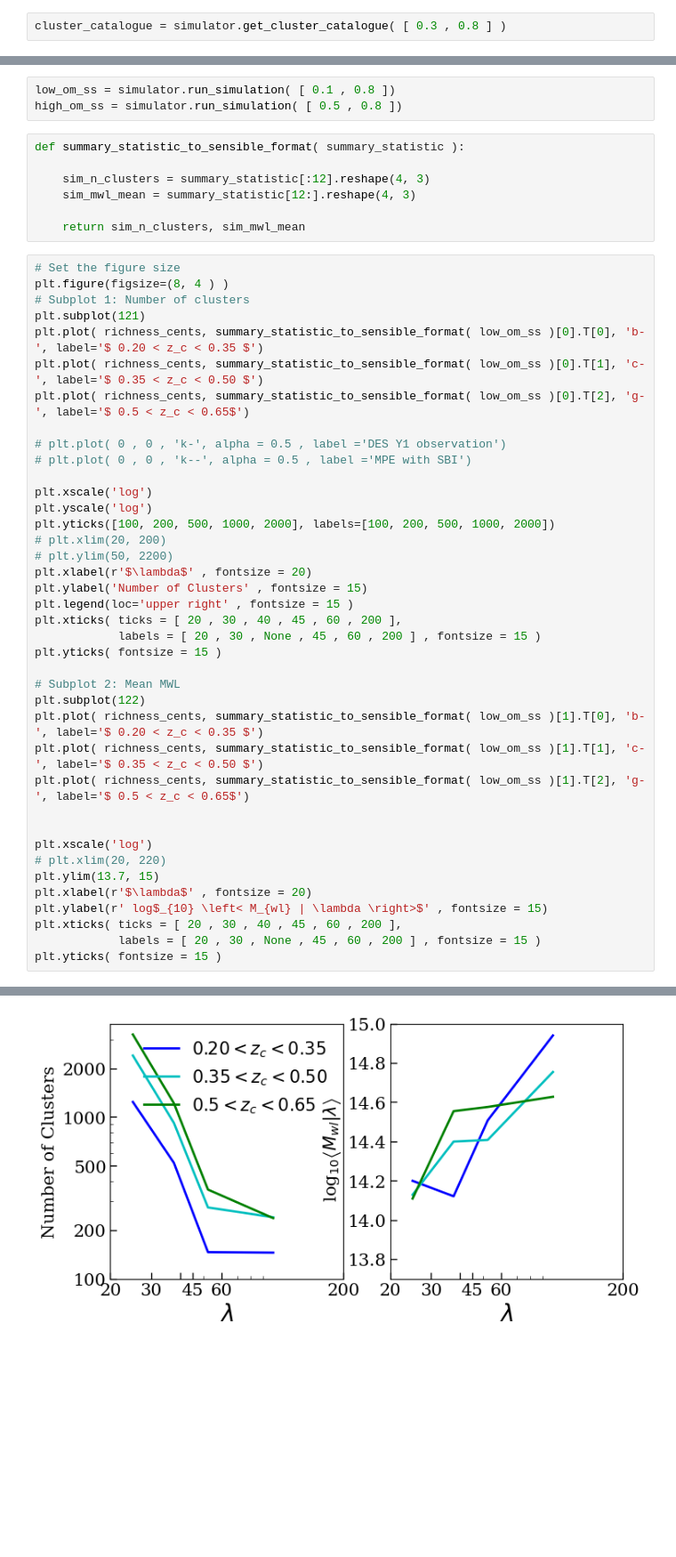
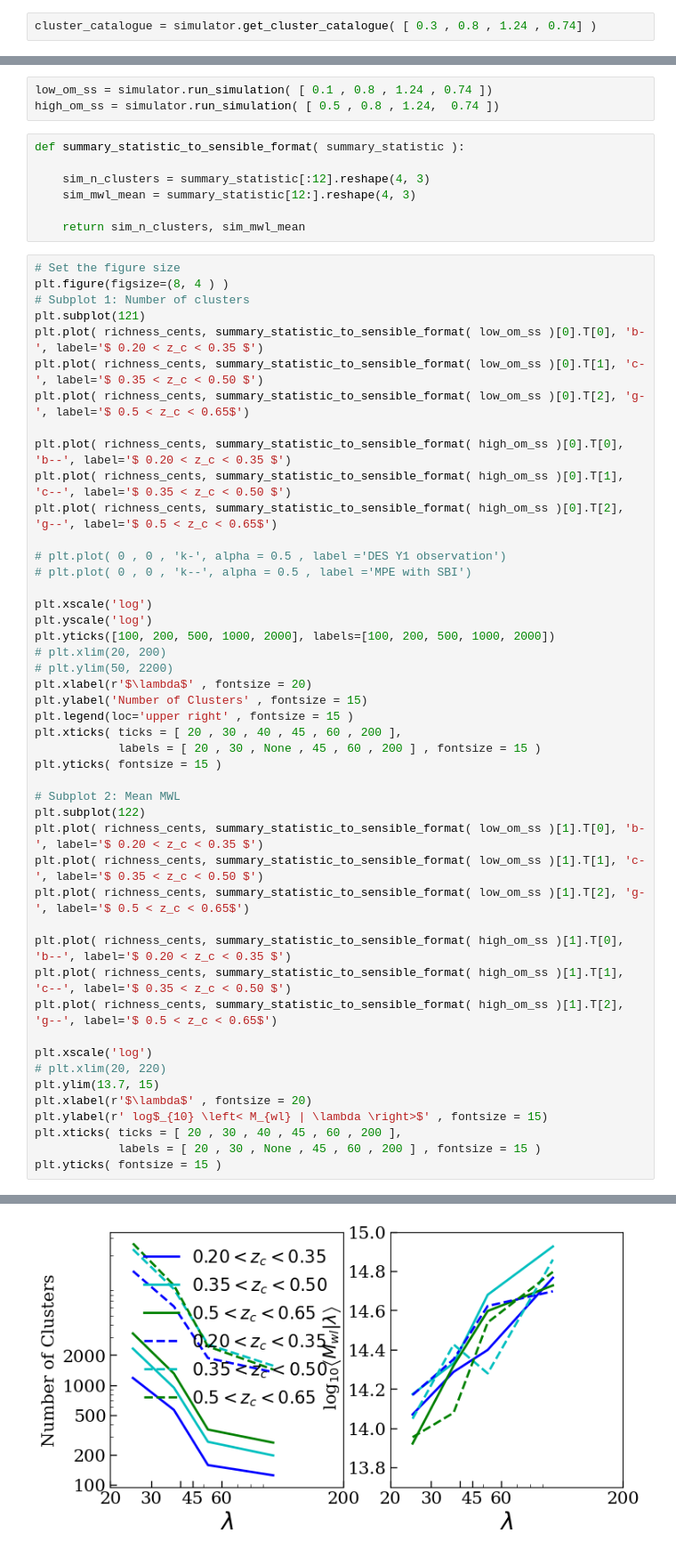
Before and after one commit to calumhrmurray/capish, a Jupyter notebook: notebooks/calum/tutorial_v01.ipynb, the cells around one changed output, grey strips where cells are left out. Shown at 89% size. Drawn from its saved outputs; the diff is of its cells as text; blank space fills up the shorter version.

```diff
--- a/notebooks/calum/tutorial_v01.ipynb
+++ b/notebooks/calum/tutorial_v01.ipynb
@@ -227,5 +226,5 @@ simulator.available_params
 # %%
-cluster_catalogue = simulator.get_cluster_catalogue( [ 0.3 , 0.8 ] )
+cluster_catalogue = simulator.get_cluster_catalogue( [ 0.3 , 0.8 , 1.24 , 0.74] )
 # %%
 cluster_catalogue
 # %% [output]
@@ -340,8 +340,8 @@ def counts_and_mean_mass( cluster_catalogue ,
 # %%
 simulator = simulation.UniverseSimulator( counts_and_mean_mass ,  config_path = '/pbs/home/c/cmurray/cluster_likelihood/config/capish.ini' )
 # %%
-low_om_ss = simulator.run_simulation( [ 0.1 , 0.8 ])
-high_om_ss = simulator.run_simulation( [ 0.5 , 0.8 ])
+low_om_ss = simulator.run_simulation( [ 0.1 , 0.8 , 1.24 , 0.74 ])
+high_om_ss = simulator.run_simulation( [ 0.5 , 0.8 , 1.24,  0.74 ])
 # %%
 def summary_statistic_to_sensible_format( summary_statistic ):
 
@@ -357,6 +357,10 @@ plt.subplot(121)
 plt.plot( richness_cents, summary_statistic_to_sensible_format( low_om_ss )[0].T[0], 'b-', label='$ 0.20 < z_c < 0.35 $')
 plt.plot( richness_cents, summary_statistic_to_sensible_format( low_om_ss )[0].T[1], 'c-', label='$ 0.35 < z_c < 0.50 $')
 plt.plot( richness_cents, summary_statistic_to_sensible_format( low_om_ss )[0].T[2], 'g-', label='$ 0.5 < z_c < 0.65$')
+
+plt.plot( richness_cents, summary_statistic_to_sensible_format( high_om_ss )[0].T[0], 'b--', label='$ 0.20 < z_c < 0.35 $')
+plt.plot( richness_cents, summary_statistic_to_sensible_format( high_om_ss )[0].T[1], 'c--', label='$ 0.35 < z_c < 0.50 $')
+plt.plot( richness_cents, summary_statistic_to_sensible_format( high_om_ss )[0].T[2], 'g--', label='$ 0.5 < z_c < 0.65$')
 
 # plt.plot( 0 , 0 , 'k-', alpha = 0.5 , label ='DES Y1 observation')
 # plt.plot( 0 , 0 , 'k--', alpha = 0.5 , label ='MPE with SBI')
@@ -371,31 +375,34 @@ plt.ylabel('Number of Clusters' , fontsize = 15)
 plt.legend(loc='upper right' , fontsize = 15 )
 plt.xticks( ticks = [ 20 , 30 , 40 , 45 , 60 , 200 ],
             labels = [ 20 , 30 , None , 45 , 60 , 200 ] , fontsize = 15 )
 plt.yticks( fontsize = 15 )
 
 # Subplot 2: Mean MWL
 plt.subplot(122)
 plt.plot( richness_cents, summary_statistic_to_sensible_format( low_om_ss )[1].T[0], 'b-', label='$ 0.20 < z_c < 0.35 $')
 plt.plot( richness_cents, summary_statistic_to_sensible_format( low_om_ss )[1].T[1], 'c-', label='$ 0.35 < z_c < 0.50 $')
 plt.plot( richness_cents, summary_statistic_to_sensible_format( low_om_ss )[1].T[2], 'g-', label='$ 0.5 < z_c < 0.65$')
 
+plt.plot( richness_cents, summary_statistic_to_sensible_format( high_om_ss )[1].T[0], 'b--', label='$ 0.20 < z_c < 0.35 $')
+plt.plot( richness_cents, summary_statistic_to_sensible_format( high_om_ss )[1].T[1], 'c--', label='$ 0.35 < z_c < 0.50 $')
+plt.plot( richness_cents, summary_statistic_to_sensible_format( high_om_ss )[1].T[2], 'g--', label='$ 0.5 < z_c < 0.65$')
 
 plt.xscale('log')
 # plt.xlim(20, 220)
 plt.ylim(13.7, 15)
 plt.xlabel(r'$\lambda$' , fontsize = 20)
 plt.ylabel(r' log$_{10} \left< M_{wl} | \lambda \right>$' , fontsize = 15)
 plt.xticks( ticks = [ 20 , 30 , 40 , 45 , 60 , 200 ],
             labels = [ 20 , 30 , None , 45 , 60 , 200 ] , fontsize = 15 )
 plt.yticks( fontsize = 15 )
 # %% [output]
 (array([13.6, 13.8, 14. , 14.2, 14.4, 14.6, 14.8, 15. ]),
  [Text(0, 0, ''),
   Text(0, 0, ''),
   Text(0, 0, ''),
   Text(0, 0, ''),
   Text(0, 0, ''),
   Text(0, 0, ''),
   Text(0, 0, ''),
   Text(0, 0, '')])
-[figure, old version]
+[figure, new version]
```
Also changed, not shown: parts of 7 cells of this notebook, 20 other files.
